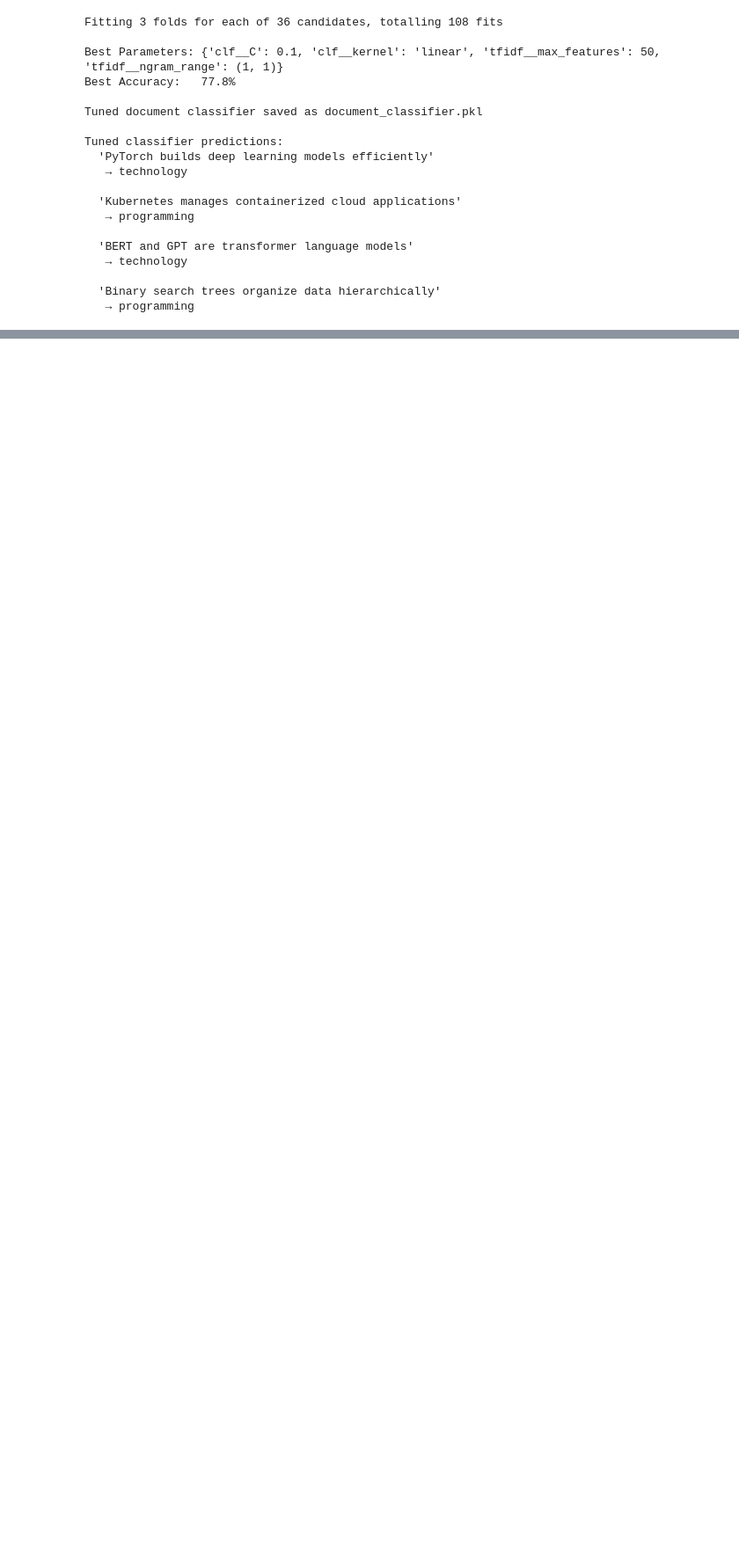
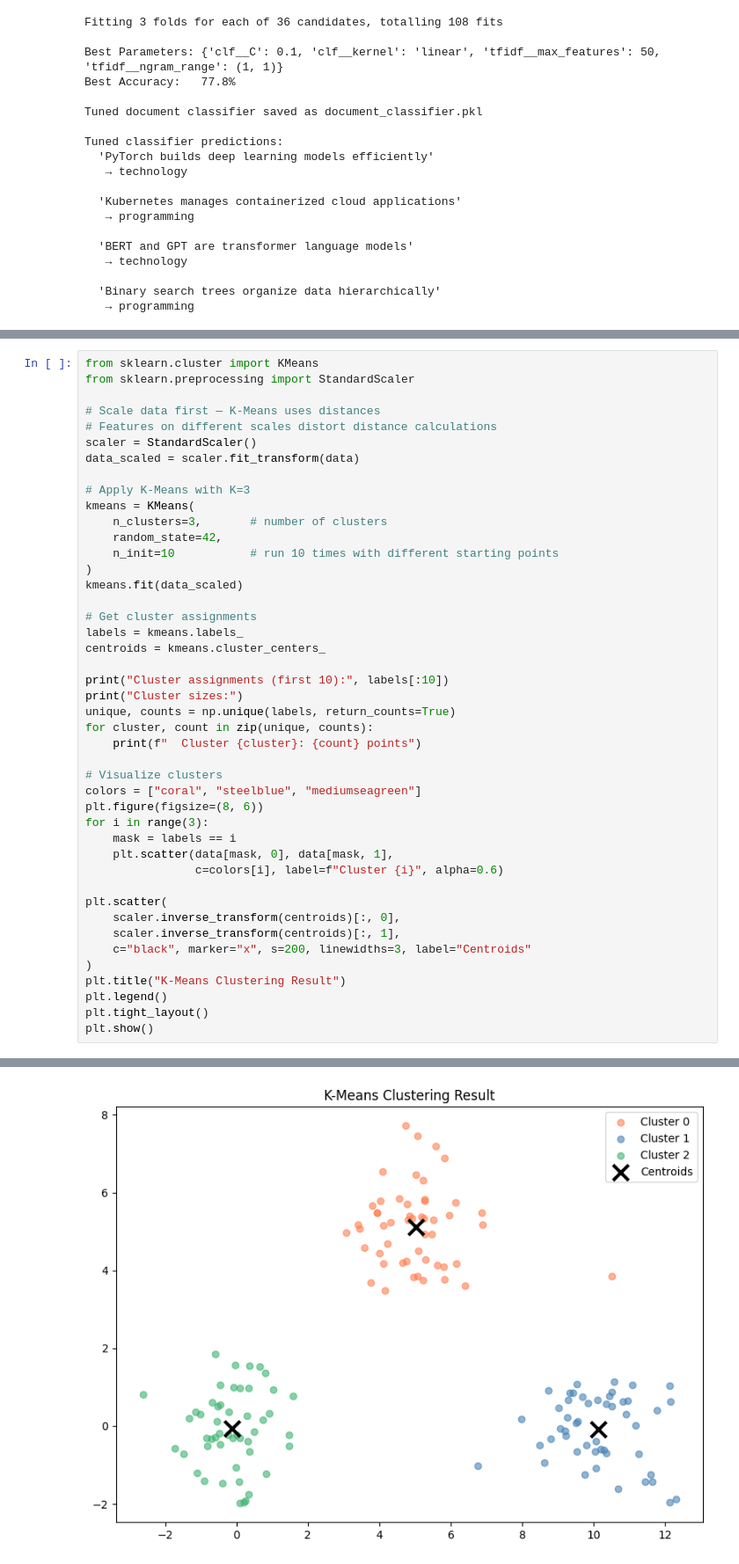
Before and after one commit to vartikabhawsar/ai-document-assistant, a Jupyter notebook: week2.ipynb, the cells around one changed output, grey strips where cells are left out. Shown at 88% size. Saved outputs shown, nothing was run; the diff lists cells and outputs as text; blank space fills up the shorter version.

```diff
--- a/week2.ipynb
+++ b/week2.ipynb
@@ -1389,0 +1464,45 @@ Tuned classifier predictions:
+# %%
+from sklearn.cluster import KMeans
+from sklearn.preprocessing import StandardScaler
+
+# Scale data first — K-Means uses distances
+# Features on different scales distort distance calculations
+scaler = StandardScaler()
+data_scaled = scaler.fit_transform(data)
+
+# Apply K-Means with K=3
+kmeans = KMeans(
+    n_clusters=3,       # number of clusters
+    random_state=42,
+    n_init=10           # run 10 times with different starting points
+)
+kmeans.fit(data_scaled)
+
+# Get cluster assignments
+labels = kmeans.labels_
+centroids = kmeans.cluster_centers_
+
+print("Cluster assignments (first 10):", labels[:10])
+print("Cluster sizes:")
+unique, counts = np.unique(labels, return_counts=True)
+for cluster, count in zip(unique, counts):
+    print(f"  Cluster {cluster}: {count} points")
+
+# Visualize clusters
+colors = ["coral", "steelblue", "mediumseagreen"]
+plt.figure(figsize=(8, 6))
+for i in range(3):
+    mask = labels == i
+    plt.scatter(data[mask, 0], data[mask, 1],
+                c=colors[i], label=f"Cluster {i}", alpha=0.6)
+
+plt.scatter(
+    scaler.inverse_transform(centroids)[:, 0],
+    scaler.inverse_transform(centroids)[:, 1],
+    c="black", marker="x", s=200, linewidths=3, label="Centroids"
+)
+plt.title("K-Means Clustering Result")
+plt.legend()
+plt.tight_layout()
+plt.show()
+# %% [output]
@@ -1389,0 +1514 @@ Tuned classifier predictions:
+[figure, added]
```
Also changed, not shown: parts of 6 cells of this notebook.
